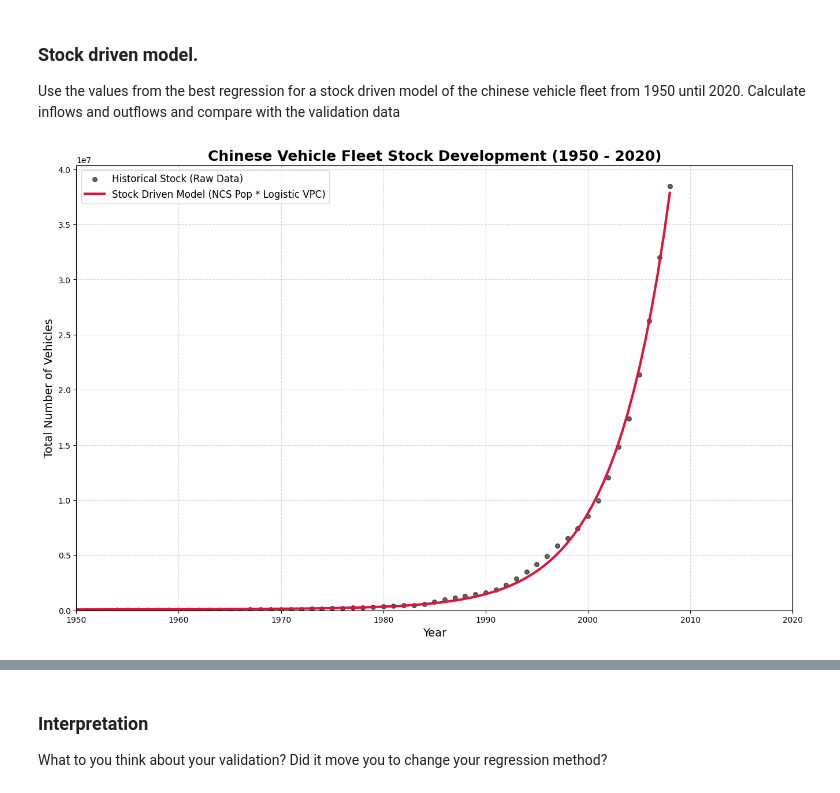
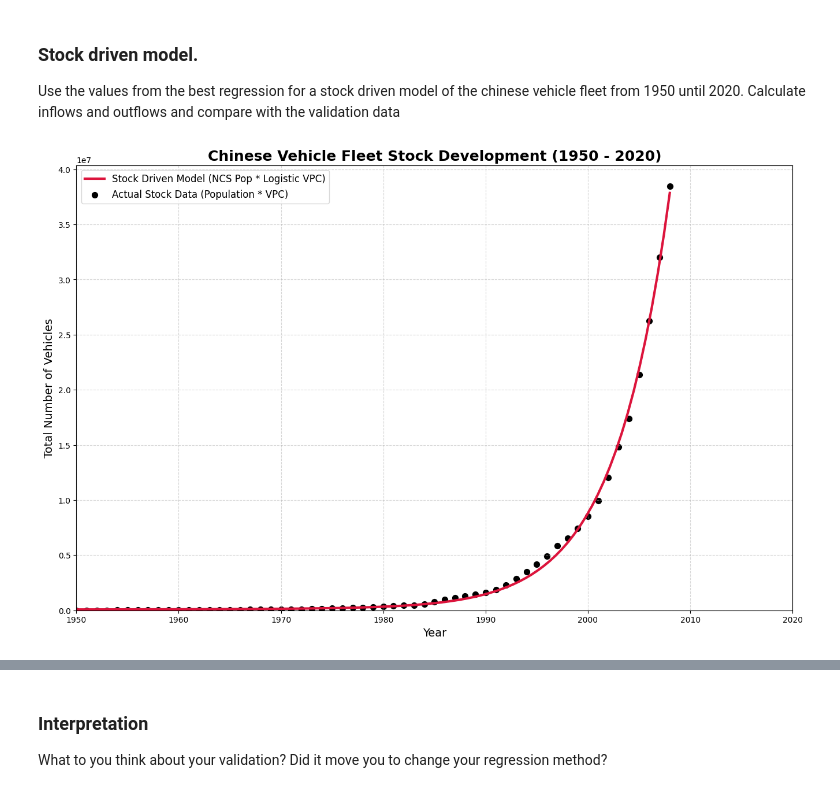
Before and after one commit to juliettegau/TEP4290-juliette, a Jupyter notebook: Warm-up_15_regression.ipynb, the cells around one changed output, grey strips where cells are left out. Saved outputs shown, nothing was run; the diff lists cells and outputs as text; code cells hidden in the pictures.

```diff
--- a/Warm-up_15_regression.ipynb
+++ b/Warm-up_15_regression.ipynb
@@ -962,31 +962,31 @@ Use the values from the best regression for a stock driven model of the chinese
 # %%
 # Setup
 inputs = year
 x = np.linspace(min(inputs), 2008, 100)
 
 # Computing the stock development
 pop_model = ncs_model_pop.predict(x)
 vpc_model = logistic(x, *popt_vpc)
 stock_t = pop_model * vpc_model
 
 # Enhanced Plotting
 plt.figure(figsize=(16, 10))
 
 # Plot the model as a smooth line
 plt.plot(x, stock_t, color='crimson', lw=3, label='Stock Driven Model (NCS Pop * Logistic VPC)')
-
+plt.scatter(year, population * vpc, color='black', alpha=1, label='Actual Stock Data (Population * VPC)', s=50)
 # Labels
 plt.title('Chinese Vehicle Fleet Stock Development (1950 - 2020)', fontsize=18, fontweight='bold')
 plt.xlabel('Year', fontsize=14)
 plt.ylabel('Total Number of Vehicles', fontsize=14)
 plt.grid(True, which='both', linestyle='--', alpha=0.5)
 plt.legend(loc='upper left', fontsize=12)
 
 # Optional: Set axis limits to start from 1950 exactly
 
 plt.xlim(1950, 2020)
 plt.ylim(bottom=0)
 
 plt.show()
 # %% [output]
-[figure, old version]
+[figure, new version]
```
Also changed, not shown: parts of 6 cells of this notebook, 1 other file.
